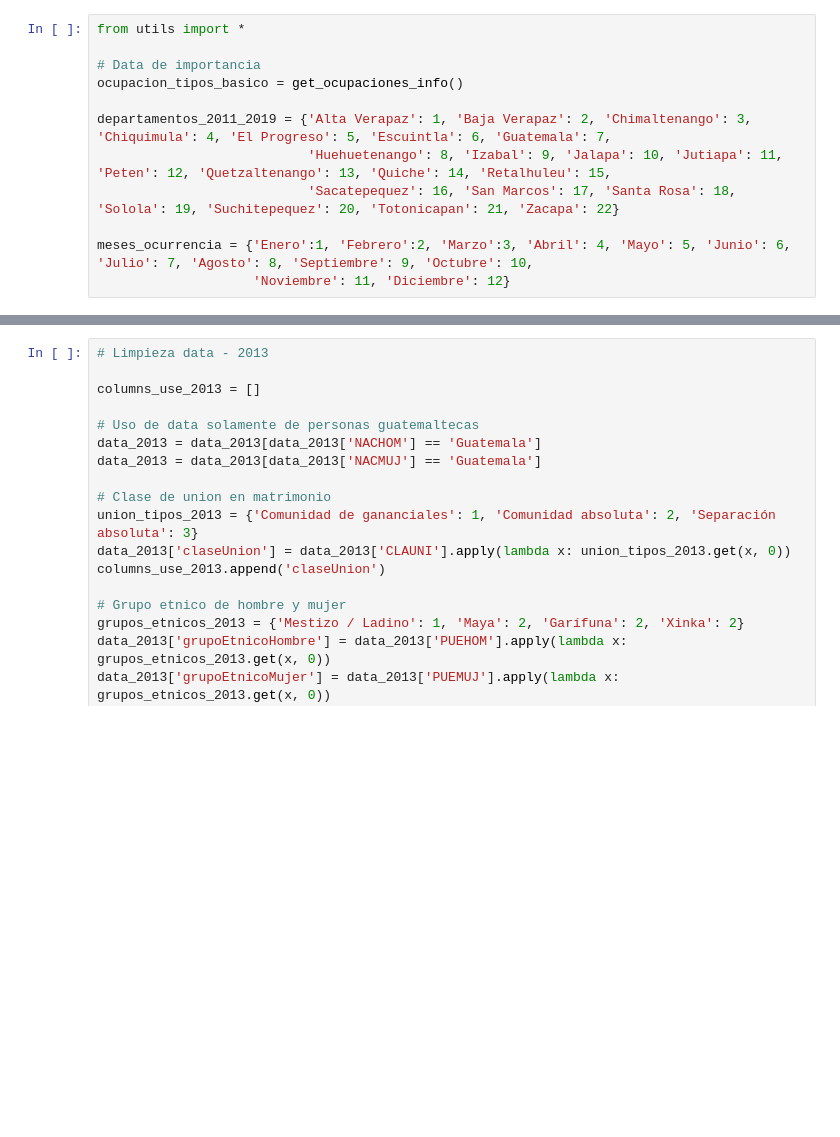
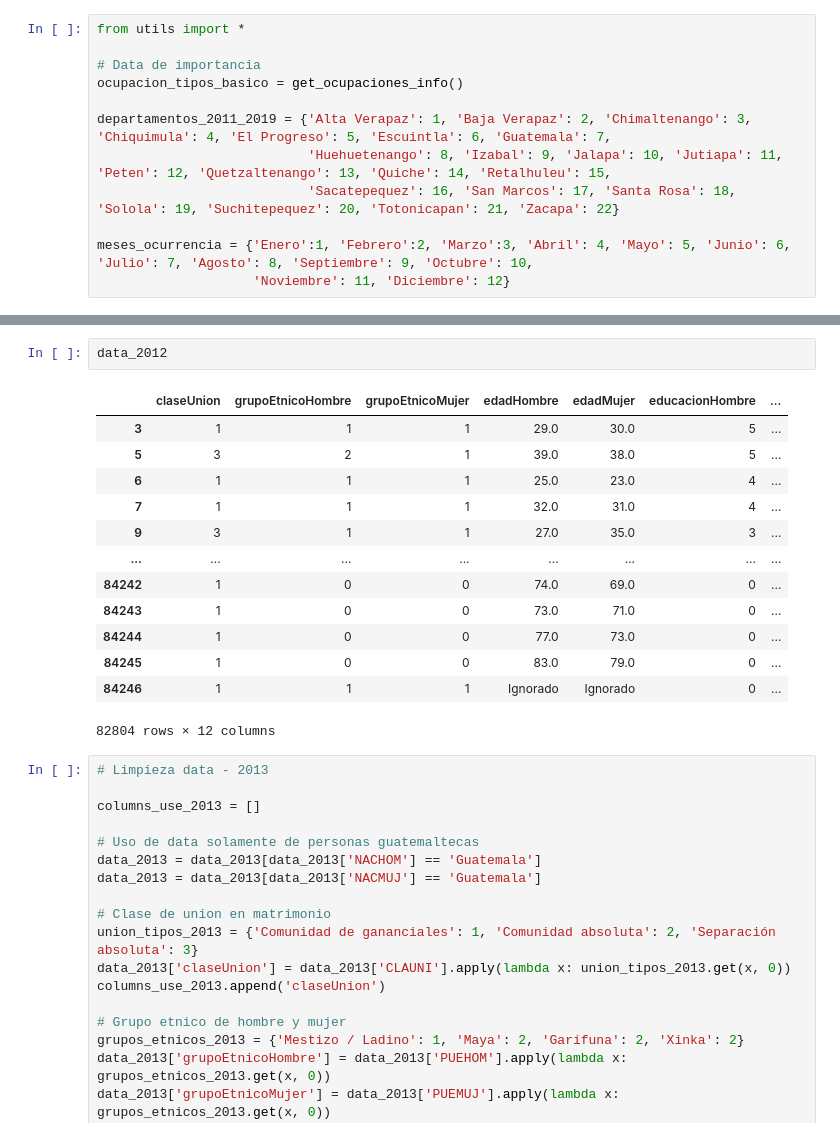
Before and after one commit to MGonza20/Proyecto1_MD, a Jupyter notebook: proyecto_final.ipynb, the cells around one changed output, grey strips where cells are left out. Saved outputs shown, nothing was run; the diff lists cells and outputs as text; blank space fills up the shorter version.

```diff
--- a/proyecto_final.ipynb
+++ b/proyecto_final.ipynb
@@ -174,3 +214,19 @@ columns_use_2012.append('anioRegistro')
+# %%
+data_2012
+# %% [output]
+|  | claseUnion | grupoEtnicoHombre | grupoEtnicoMujer | edadHombre | edadMujer | educacionHombre | ... |
+| 3 | 1 | 1 | 1 | 29.0 | 30.0 | 5 | ... |
+| 5 | 3 | 2 | 1 | 39.0 | 38.0 | 5 | ... |
+| 6 | 1 | 1 | 1 | 25.0 | 23.0 | 4 | ... |
+| 7 | 1 | 1 | 1 | 32.0 | 31.0 | 4 | ... |
+| 9 | 3 | 1 | 1 | 27.0 | 35.0 | 3 | ... |
+| ... | ... | ... | ... | ... | ... | ... | ... |
+| 84242 | 1 | 0 | 0 | 74.0 | 69.0 | 0 | ... |
+| 84243 | 1 | 0 | 0 | 73.0 | 71.0 | 0 | ... |
+| 84244 | 1 | 0 | 0 | 77.0 | 73.0 | 0 | ... |
+| 84245 | 1 | 0 | 0 | 83.0 | 79.0 | 0 | ... |
+| 84246 | 1 | 1 | 1 | Ignorado | Ignorado | 0 | ... |
+82804 rows × 12 columns
 # %%
 # Limpieza data - 2013
 
```
Also changed, not shown: parts of 2 cells of this notebook.
